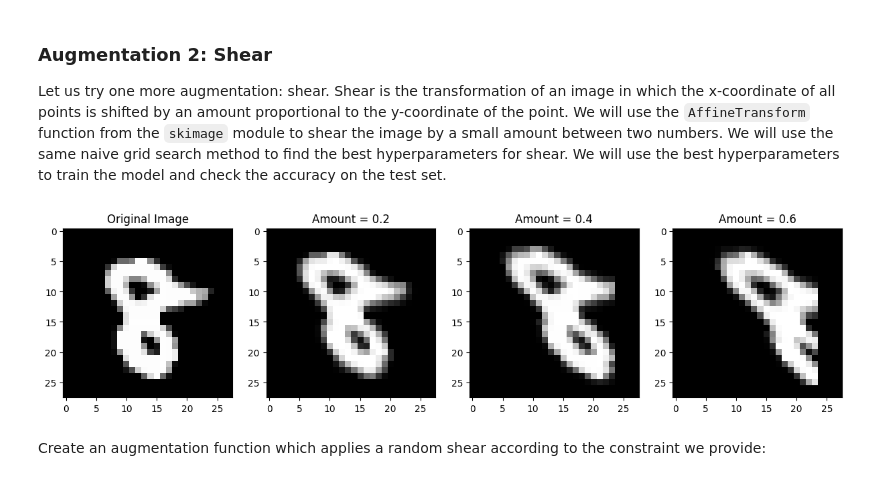
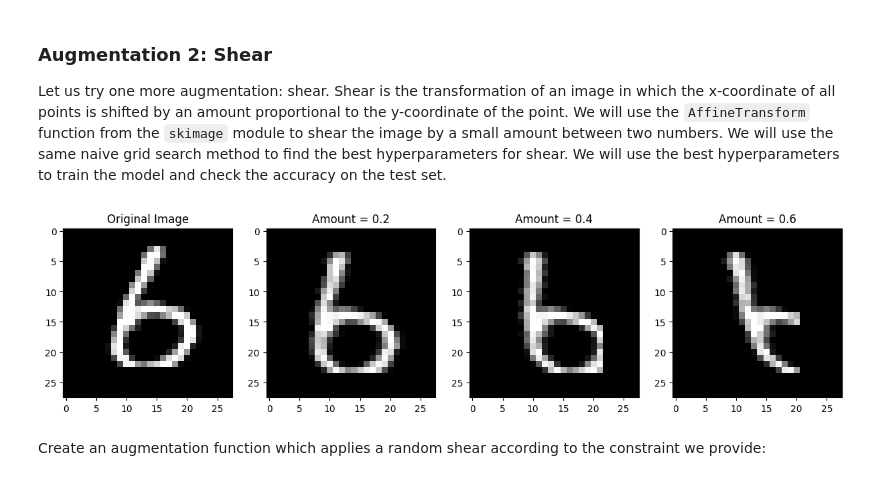
Before and after one commit to susanth04/FMML_Projects_and_Labs, a Jupyter notebook: FMML_M1L3.ipynb, the cells around one changed output. Saved outputs shown, nothing was run; the diff lists cells and outputs as text; code cells hidden in the pictures.

```diff
--- a/FMML_M1L3.ipynb
+++ b/FMML_M1L3.ipynb
@@ -276,25 +430,52 @@ def shear(sample, amount):
         yshift = int(sample.shape[1] / 2 - (col[0] + col[-1]) / 2)
         img = np.roll(img, (xshift, yshift), (0, 1))
     return img
-# %%
-sample = train_X[2]
-fig, axs = plt.subplots(1, 4, figsize=(15, 5))
-
-axs[0].imshow(sample, cmap="gray")
-axs[0].set_title("Original Image")
-
-axs[1].imshow(shear(sample, 0.2), cmap="gray")
-axs[1].set_title("Amount = 0.2")
-
-axs[2].imshow(shear(sample, 0.4), cmap="gray")
-axs[2].set_title("Amount = 0.4")
-
-axs[3].imshow(shear(sample, 0.6), cmap="gray")
-axs[3].set_title("Amount = 0.6")
-
-plt.show()
-# %% [output]
-[figure, removed]
+# %%
+import numpy as np
+import matplotlib.pyplot as plt
+from keras.datasets import mnist
+from sklearn.utils.extmath import cartesian
+from skimage.transform import rotate, AffineTransform, warp
+sample = train_X[4]
+fig, axs = plt.subplots(1, 4, figsize=(15, 5))
+def shear(sample, amount):
+    """
+    This function takes in a sample and an amount and returns the augmented sample
+    by shearing the sample by the given amount
+
+    sample: numpy array of shape (n,d) where n is the number of samples and d is the number of features
+    amount: the amount by which the sample should be sheared
+
+    returns: the augmented sample which is the input sample sheared by the given amount
+    """
+    tform = AffineTransform(shear=amount)
+    img = warp(sample, tform)
+
+    # Applying shear makes the digit off-center
+    # Since all images are centralized, we will do the same here
+    col = img.sum(0).nonzero()[0]
+    row = img.sum(1).nonzero()[0]
+    if len(col) > 0 and len(row) > 0:
+        xshift = int(sample.shape[0] / 2 - (row[0] + row[-1]) / 2)
+        yshift = int(sample.shape[1] / 2 - (col[0] + col[-1]) / 2)
+        img = np.roll(img, (xshift, yshift), (0, 1))
+    return img
+
+axs[0].imshow(sample, cmap="gray")
+axs[0].set_title("Original Image")
+
+axs[1].imshow(shear(sample, 0.2), cmap="gray")
+axs[1].set_title("Amount = 0.2")
+
+axs[2].imshow(shear(sample, 0.4), cmap="gray")
+axs[2].set_title("Amount = 0.4")
+
+axs[3].imshow(shear(sample, 0.6), cmap="gray")
+axs[3].set_title("Amount = 0.6")
+
+plt.show()
+# %% [output]
+[figure, added]
 # %% [markdown]
 Create an augmentation function which applies a random shear according to the constraint we provide:
 # %%
```
Also changed, not shown: parts of 6 cells of this notebook.
